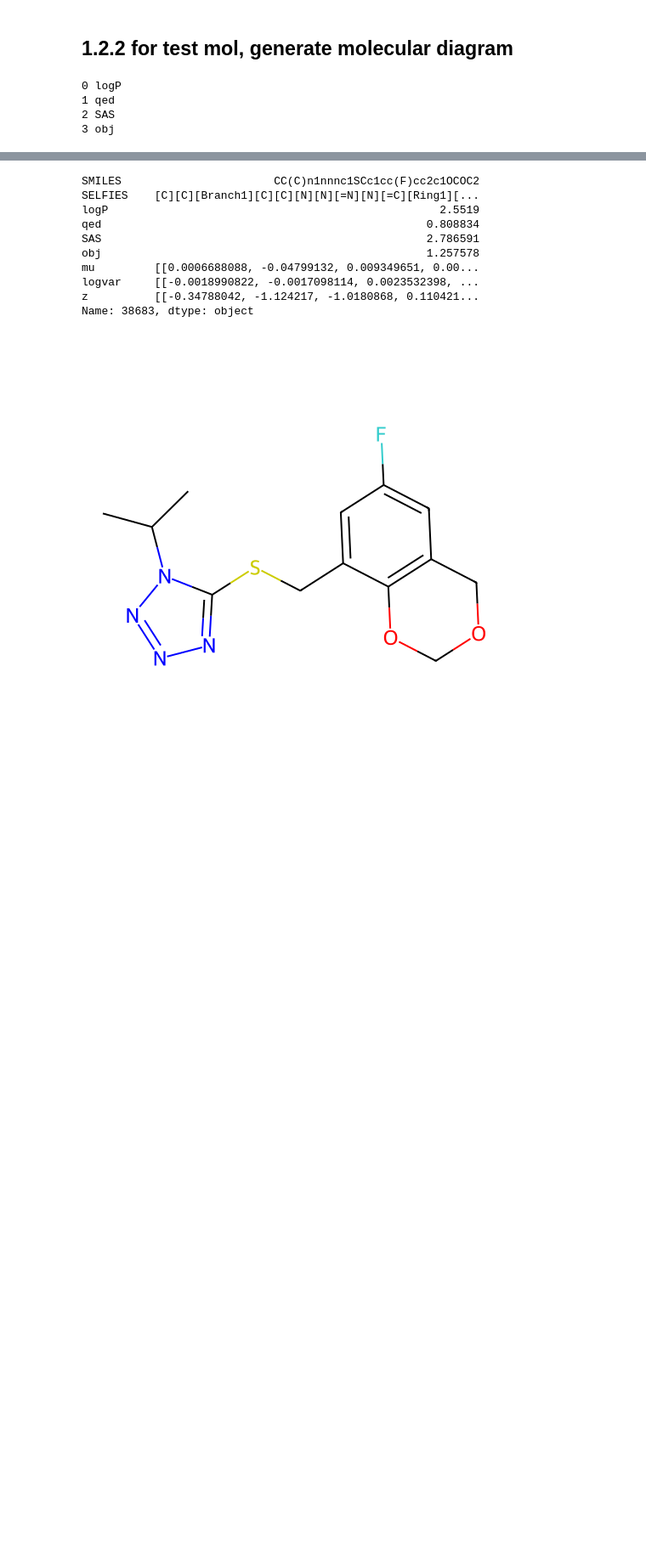
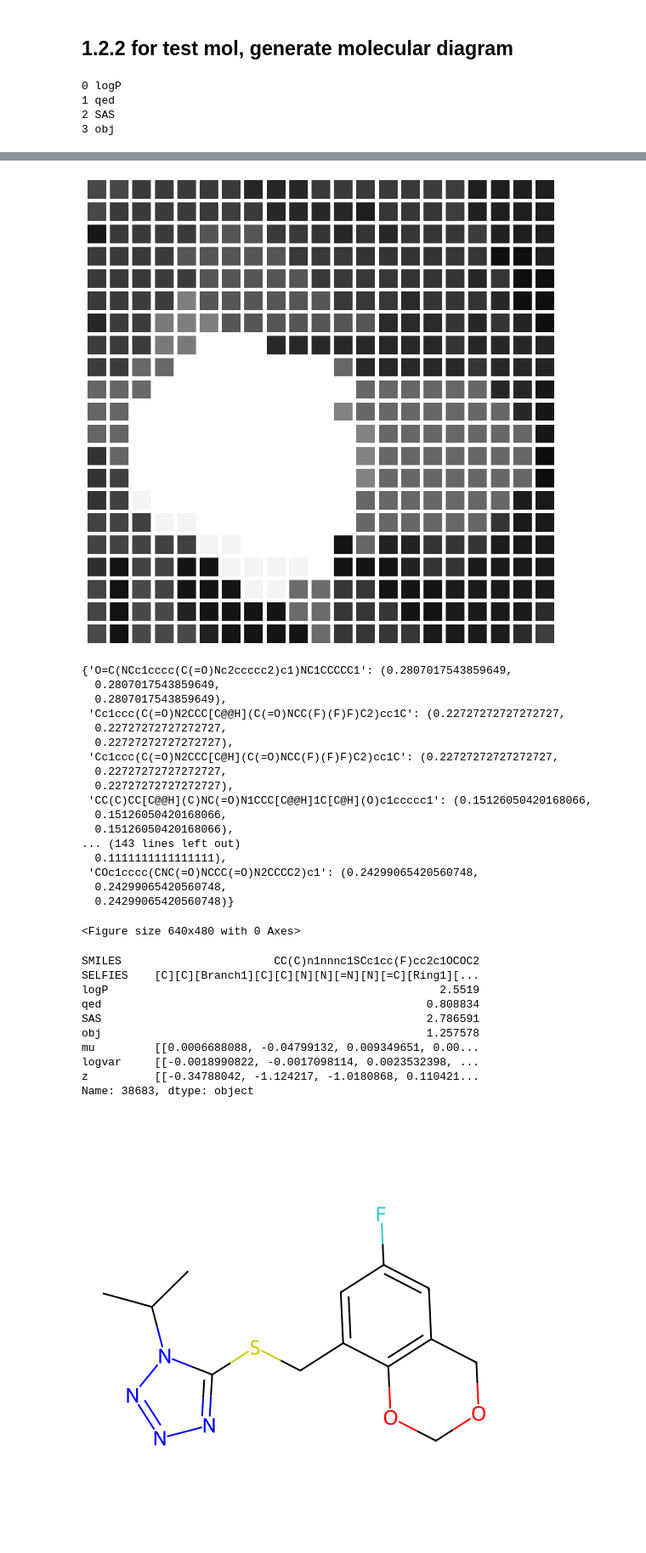
Before and after one commit to sunghwanism/NewMoses, a Jupyter notebook: notebooks/latent_visual.ipynb, the cells around one changed output, grey strips where cells are left out. Shown at 85% size. Saved outputs shown, nothing was run; the diff lists cells and outputs as text; code cells hidden in the pictures; blank space fills up the shorter version.

Commit message:
implement color grid plotting

```diff
--- a/notebooks/latent_visual.ipynb
+++ b/notebooks/latent_visual.ipynb
@@ -341,0 +371,2 @@ stacked_df.to_csv(f"{prop}.csv")
+# %%
+freq_df = pd.read_csv("../notebooks/figures/two_other_orthogonal_basis/csv_folder/test_mol_0.csv", index_col=0)
@@ -342,3 +383,25 @@ stacked_df.to_csv(f"{prop}.csv")
+# %%
+plot_freq_mols_with_color(freq_df, save_name="../notebooks/figures/two_other_orthogonal_basis/test_mol_0_color.png")
+# %% [output]
+[figure, added]
+{'O=C(NCc1cccc(C(=O)Nc2ccccc2)c1)NC1CCCCC1': (0.2807017543859649,
+  0.2807017543859649,
+  0.2807017543859649),
+ 'Cc1ccc(C(=O)N2CCC[C@@H](C(=O)NCC(F)(F)F)C2)cc1C': (0.22727272727272727,
+  0.22727272727272727,
+  0.22727272727272727),
+ 'Cc1ccc(C(=O)N2CCC[C@H](C(=O)NCC(F)(F)F)C2)cc1C': (0.22727272727272727,
+  0.22727272727272727,
+  0.22727272727272727),
+ 'CC(C)CC[C@@H](C)NC(=O)N1CCC[C@@H]1C[C@H](O)c1ccccc1': (0.15126050420168066,
+  0.15126050420168066,
+  0.15126050420168066),
+... (143 lines left out)
+  0.1111111111111111),
+ 'COc1cccc(CNC(=O)NCCC(=O)N2CCCC2)c1': (0.24299065420560748,
+  0.24299065420560748,
+  0.24299065420560748)}
+<Figure size 640x480 with 0 Axes>
 # %%
 test_mol = whole_latent_info.iloc[0]
 # %%
```
Also changed, not shown: parts of 6 cells of this notebook.
